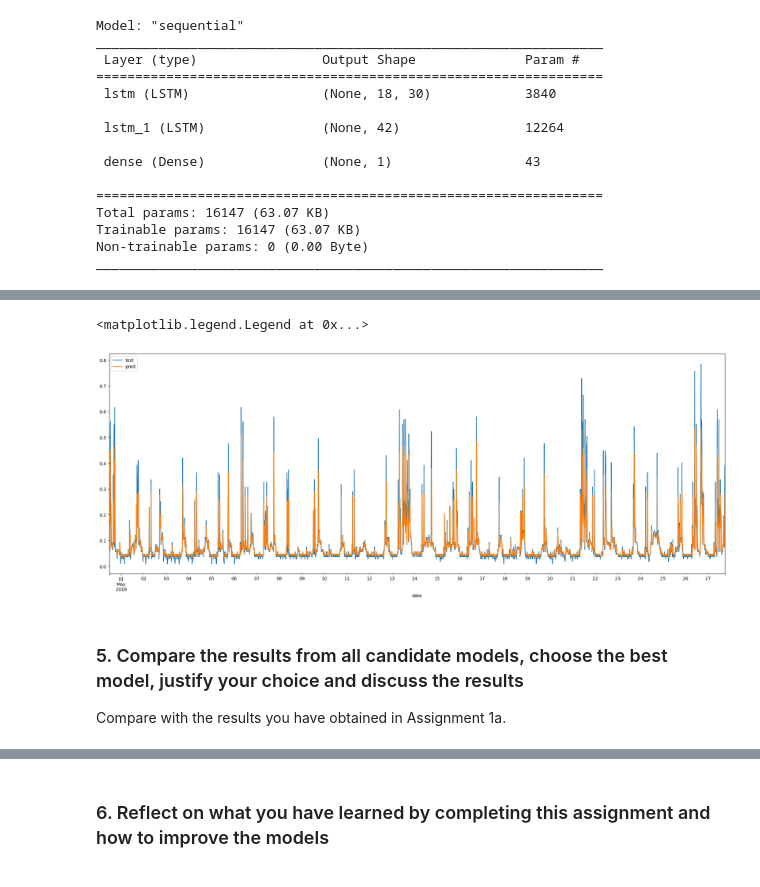
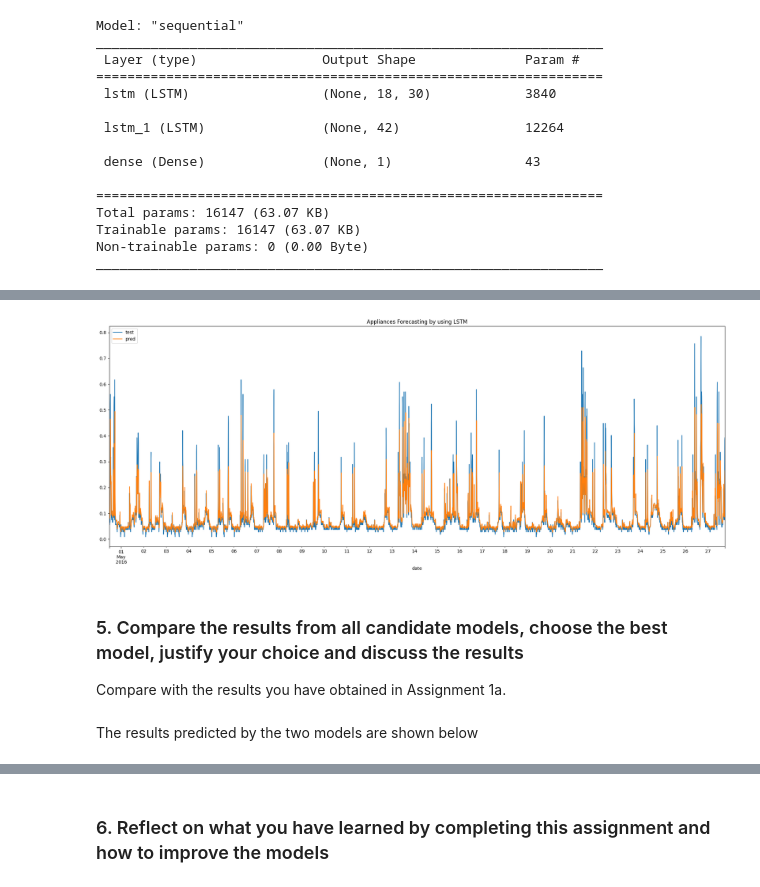
Before and after one commit to yuqingc31/MiningBigData, a Jupyter notebook: assignment2/a1841612_yuqingchen_assign1b.ipynb, the cells around one changed output, grey strips where cells are left out. Saved outputs shown, nothing was run; the diff lists cells and outputs as text; code cells hidden in the pictures.

```diff
--- a/assignment2/a1841612_yuqingchen_assign1b.ipynb
+++ b/assignment2/a1841612_yuqingchen_assign1b.ipynb
@@ -381,0 +387,6 @@ early_stop = EarlyStopping(monitor='loss', patience=5, verbose=1)
+# %%
+from tensorflow.keras.callbacks import EarlyStopping
+# validation
+early_stoper = EarlyStopping(monitor='loss', patience=5, verbose=1)
+model.fit(x_train_t, y_train, epochs=35, batch_size=20, verbose=1, callbacks=[early_stoper])
+y_pred_val = model.predict(x_val)
@@ -382,6 +411,7 @@ early_stop = EarlyStopping(monitor='loss', patience=5, verbose=1)
 # %%
-model.fit(x_train_t, y_train, epochs=50,
-          batch_size=20, verbose=1, callbacks=[early_stop])
-
+from tensorflow.keras.callbacks import EarlyStopping
+# testing
+early_stoping = EarlyStopping(monitor='loss', patience=4, verbose=1)
+model.fit(x_train_t, y_train, epochs=28, batch_size=20, verbose=1, callbacks=[early_stoping])
 y_pred = model.predict(x_test_t)
 # %% [output]
@@ -404,6 +434 @@ Epoch 18: early stopping
 123/123 [==============================] - 0s 1ms/step
-# %%
-model.fit(x_train_t, y_train, epochs=50,
-          batch_size=20, verbose=1, callbacks=[early_stop])
-
-y_pred = model.predict(x_test_t)
@@ -428,19 +435,21 @@ Epoch 24: early stopping
-# %%
-t_df=test_scaled_df.dropna()
-y_test_df=pd.DataFrame(y_test, columns=['Appliances'], index=t_df.index)
-y_pred_df=pd.DataFrame(y_pred, columns=['Appliances'], index=t_df.index)
-
-
-fig = plt.figure(figsize=(25, 9))
-ax1 = fig.add_subplot(111)
-y_test_df.plot(ax=ax1)
-y_pred_df.plot(ax=ax1)
-plt.legend(['test','pred'])
-# %% [output]
-<matplotlib.legend.Legend at 0x...>
-[figure, removed]
-# %% [markdown]
-### 5. Compare the results from all candidate models, choose the best model, justify your choice and discuss the results
-
-
-Compare with the results you have obtained in Assignment 1a.
+# %%
+t_df=test_scaled_df.dropna()
+y_test_df=pd.DataFrame(y_test, columns=['Appliances'], index=t_df.index)
+y_pred_df=pd.DataFrame(y_pred, columns=['Appliances'], index=t_df.index)
+
+
+fig = plt.figure(figsize=(25, 9))
+ax1 = fig.add_subplot(111)
+y_test_df.plot(ax=ax1)
+y_pred_df.plot(ax=ax1)
+plt.title('Appliances Forecasting by using LSTM')
+plt.legend(['test','pred'])
+# %% [output]
+[figure, added]
+# %% [markdown]
+### 5. Compare the results from all candidate models, choose the best model, justify your choice and discuss the results
+
+
+Compare with the results you have obtained in Assignment 1a.
+# %% [markdown]
+The results predicted by the two models are shown below
```
Also changed, not shown: parts of 35 cells of this notebook, 4 other files.
